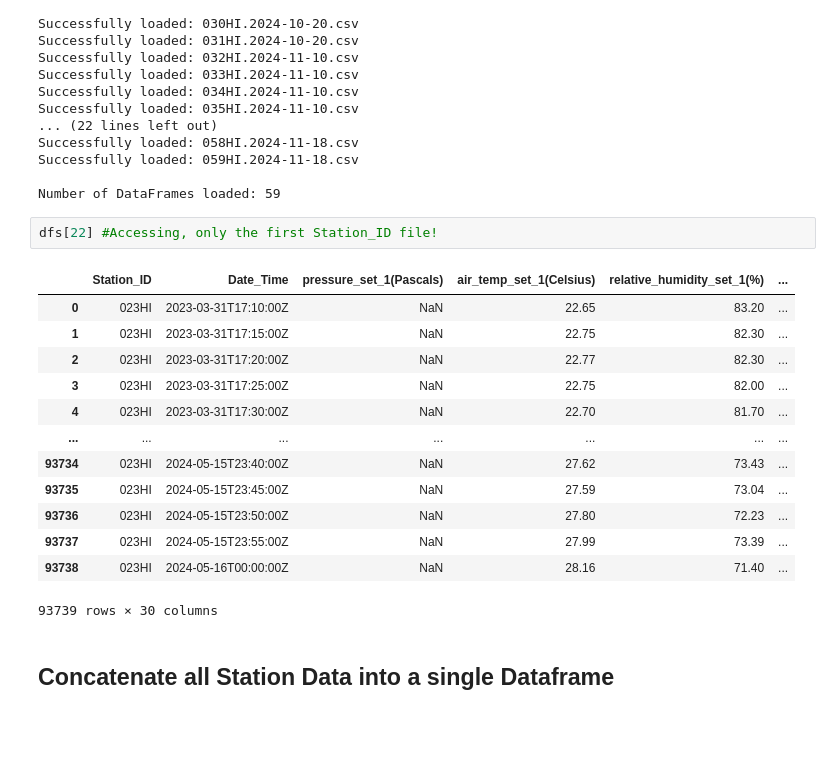
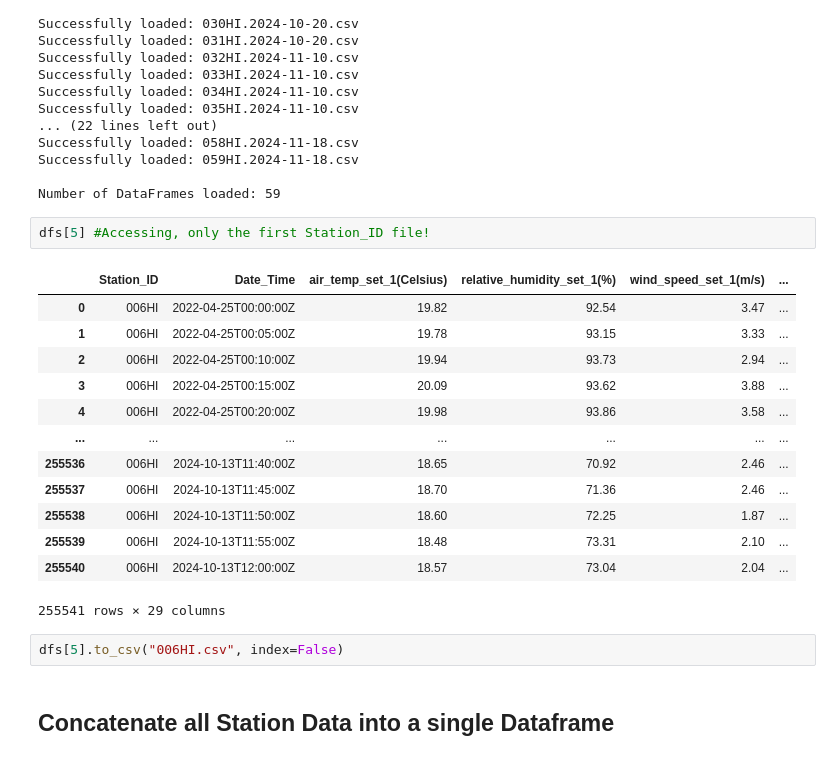
Before and after one commit to akarsh1207/Longwave-Radiation-Model-Hawaii, a Jupyter notebook: Cleaned Data/Cleaning.ipynb, the cells around one changed output. Saved outputs shown, nothing was run; the diff lists cells and outputs as text; blank space fills up the shorter version.

```diff
--- a/Cleaned Data/Cleaning.ipynb
+++ b/Cleaned Data/Cleaning.ipynb
@@ -126,21 +102,23 @@ Successfully loaded: 059HI.2024-11-18.csv
 
 Number of DataFrames loaded: 59
 # %%
-dfs[22] #Accessing, only the first Station_ID file!
+dfs[5] #Accessing, only the first Station_ID file!
 # %% [output]
-|  | Station_ID | Date_Time | pressure_set_1(Pascals) | air_temp_set_1(Celsius) | relative_humidity_set_1(%) | ... |
-| 0 | 023HI | 2023-03-31T17:10:00Z | NaN | 22.65 | 83.20 | ... |
-| 1 | 023HI | 2023-03-31T17:15:00Z | NaN | 22.75 | 82.30 | ... |
-| 2 | 023HI | 2023-03-31T17:20:00Z | NaN | 22.77 | 82.30 | ... |
-| 3 | 023HI | 2023-03-31T17:25:00Z | NaN | 22.75 | 82.00 | ... |
-| 4 | 023HI | 2023-03-31T17:30:00Z | NaN | 22.70 | 81.70 | ... |
+|  | Station_ID | Date_Time | air_temp_set_1(Celsius) | relative_humidity_set_1(%) | wind_speed_set_1(m/s) | ... |
+| 0 | 006HI | 2022-04-25T00:00:00Z | 19.82 | 92.54 | 3.47 | ... |
+| 1 | 006HI | 2022-04-25T00:05:00Z | 19.78 | 93.15 | 3.33 | ... |
+| 2 | 006HI | 2022-04-25T00:10:00Z | 19.94 | 93.73 | 2.94 | ... |
+| 3 | 006HI | 2022-04-25T00:15:00Z | 20.09 | 93.62 | 3.88 | ... |
+| 4 | 006HI | 2022-04-25T00:20:00Z | 19.98 | 93.86 | 3.58 | ... |
 | ... | ... | ... | ... | ... | ... | ... |
-| 93734 | 023HI | 2024-05-15T23:40:00Z | NaN | 27.62 | 73.43 | ... |
-| 93735 | 023HI | 2024-05-15T23:45:00Z | NaN | 27.59 | 73.04 | ... |
-| 93736 | 023HI | 2024-05-15T23:50:00Z | NaN | 27.80 | 72.23 | ... |
-| 93737 | 023HI | 2024-05-15T23:55:00Z | NaN | 27.99 | 73.39 | ... |
-| 93738 | 023HI | 2024-05-16T00:00:00Z | NaN | 28.16 | 71.40 | ... |
+| 255536 | 006HI | 2024-10-13T11:40:00Z | 18.65 | 70.92 | 2.46 | ... |
+| 255537 | 006HI | 2024-10-13T11:45:00Z | 18.70 | 71.36 | 2.46 | ... |
+| 255538 | 006HI | 2024-10-13T11:50:00Z | 18.60 | 72.25 | 1.87 | ... |
+| 255539 | 006HI | 2024-10-13T11:55:00Z | 18.48 | 73.31 | 2.10 | ... |
+| 255540 | 006HI | 2024-10-13T12:00:00Z | 18.57 | 73.04 | 2.04 | ... |
-93739 rows × 30 columns
+255541 rows × 29 columns
+# %%
+dfs[5].to_csv("006HI.csv", index=False)
 # %% [markdown]
 ## Concatenate all Station Data into a single Dataframe
 # %%
```
Also changed, not shown: parts of 1 cell of this notebook, 2 other files.
